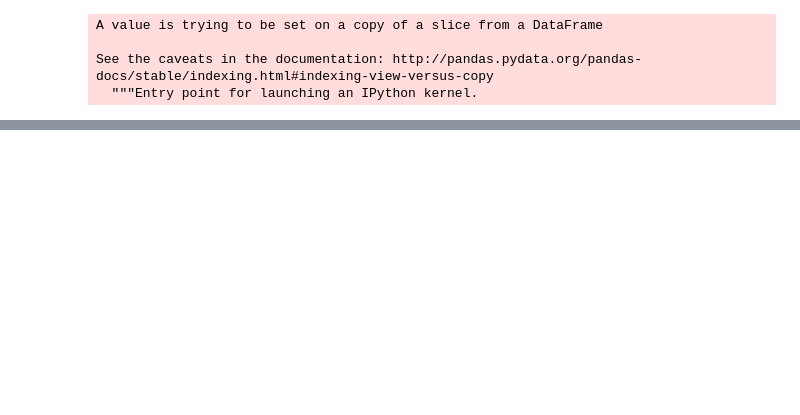
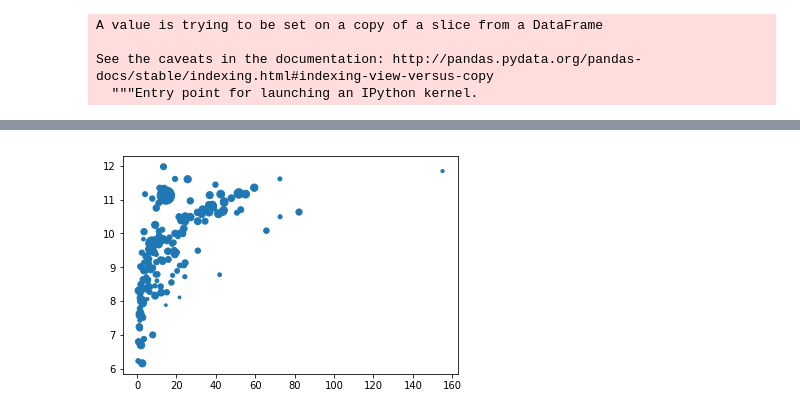
Before and after one commit to NamiF/The-cost-of-healcare-related-to-longevity, a Jupyter notebook: Healthcare_cost_of_longevity.ipynb, the cells around one changed output, grey strips where cells are left out. Saved outputs shown, nothing was run; the diff lists cells and outputs as text; code cells hidden in the pictures; blank space fills up the shorter version.

```diff
--- a/Healthcare_cost_of_longevity.ipynb
+++ b/Healthcare_cost_of_longevity.ipynb
@@ -214,0 +228,11 @@ year2014_modified.head(10)
+# %%
+x=(year2014_modified['GDPperCapitaUSD'])/1000  #Devide the GDPperCapital by 1000 to shorten the X lim
+y=year2014_modified['YearsWithDisability']
+z=year2014_modified['WeightofHealthcarecost']
+plt.scatter(x, y, s=z*5) #Multple the Weight of Healthcare Cost by 5 to make an emphasis of its magnitude
+
+plt.xlable("Weight of Healthcare cost in %")
+plt.ylable("Years with disability")
+plt.show()
+# %% [output]
+[figure, added]
```
Also changed, not shown: parts of 4 cells of this notebook.
